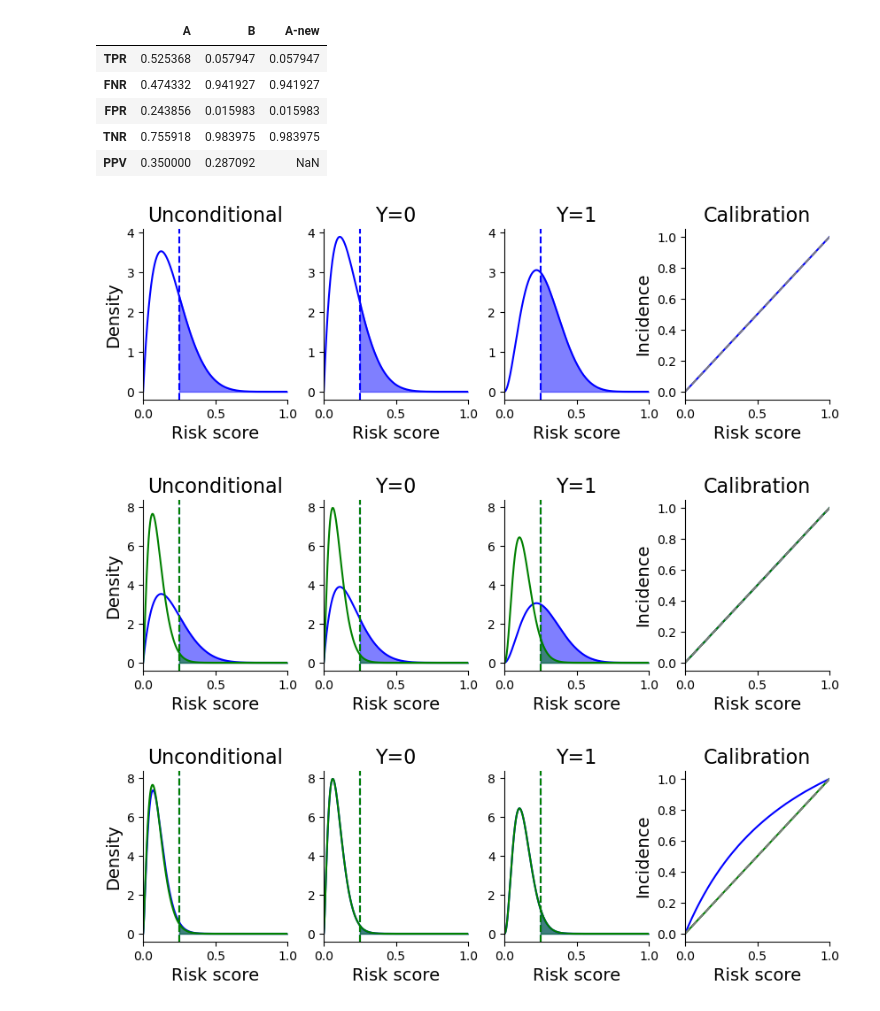
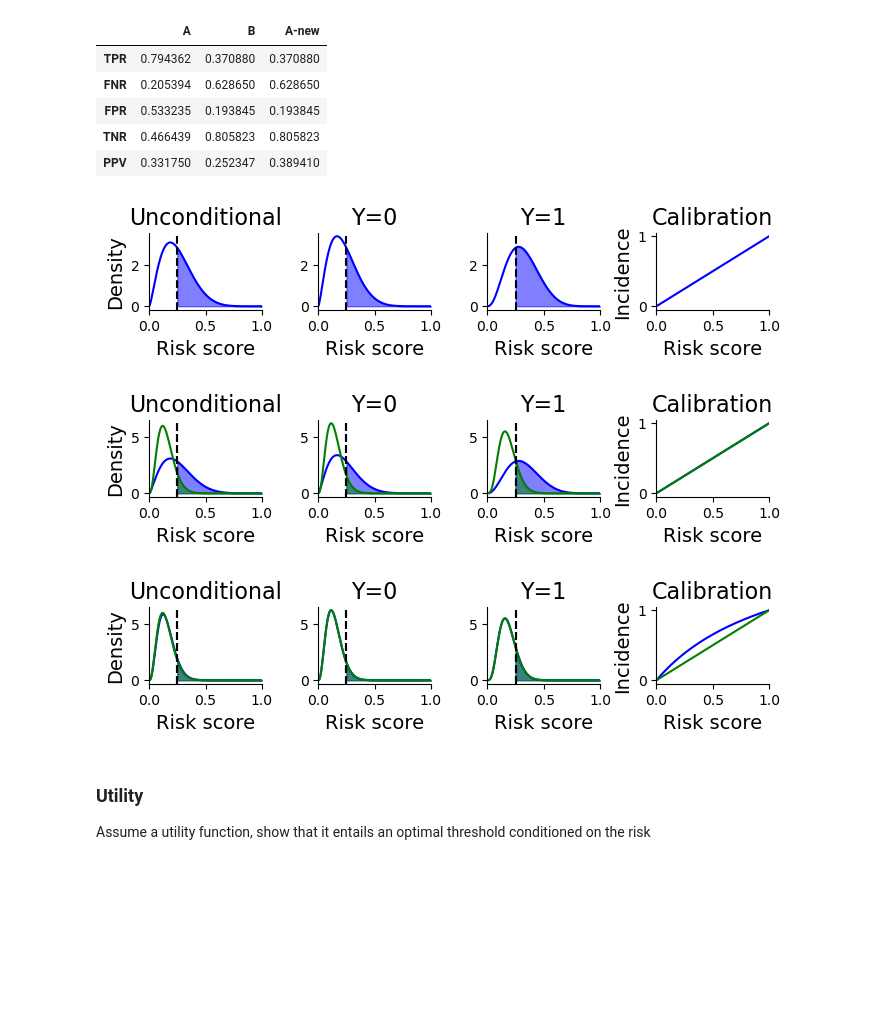
Before and after one commit to spfohl/fairness_simulation, a Jupyter notebook: risk_distribution_plots.ipynb, the cells around one changed output. Cells and saved outputs as stored; diff of their text form; code cells hidden in the pictures; blank space fills up the shorter version.

Commit message:
Initial version of utility analysis

```diff
--- a/risk_distribution_plots.ipynb
+++ b/risk_distribution_plots.ipynb
@@ -12,12 +12,12 @@ os.makedirs(figure_path, exist_ok=True)
 # %%
 parameters = {
     'A': {
-        'incidence': 0.2,
+        'incidence': 0.25,
         'beta_counts': 10,
         'color': 'b'
     },
     'B': {
-        'incidence': 0.10,
+        'incidence': 0.15,
         'beta_counts': 25,
         'color': 'g'
     }
@@ -34,6 +34,7 @@ for key, value in parameters.items():
         scipy.stats.beta.ppf(0.999, parameters[key]['alpha'], parameters[key]['beta']),
         100
     )
+
     parameters[key]['x'] = np.linspace(
         0.0001,
         0.9999,
@@ -45,8 +46,6 @@ for key, value in parameters.items():
     parameters[key]['pdf_1'] = parameters[key]['x']*parameters[key]['pdf'] / parameters[key]['incidence']
     parameters[key]['pdf_0'] = (1-parameters[key]['x'])*parameters[key]['pdf'] / (1-parameters[key]['incidence'])
     parameters[key]['calibration_curve'] = (parameters[key]['pdf_1']*parameters[key]['incidence']) / parameters[key]['pdf']
-
-    parameters[key]['calibration_curve_map'] = {key: value for key, value in zip(parameters[key]['x'], parameters[key]['calibration_curve'])}
 # %%
 # New group A-new, as a transformation of A to the conditional distributions of B
 key = 'A-new'
@@ -136,81 +135,90 @@ def get_performance_metrics(parameters, threshold):
             x=the_x[threshold_neg_mask]
         )[-1]
 
-        if 'alpha' in value.keys():
+        try:
             result[key]['PPV'] = scipy.stats.beta.expect(
                 scipy.interpolate.interp1d(value['x'], value['calibration_curve']),
                 args=(value['alpha'], value['beta']),
                 lb=threshold,
                 conditional=True
             )
+        except:
+            # Compute with numerical integration
+            result[key]['PPV'] = scipy.integrate.cumulative_trapezoid(
+                y=value['calibration_curve'][threshold_mask]*value['pdf'][threshold_mask],
+                x=the_x[threshold_mask]
+            )[-1] / scipy.integrate.cumulative_trapezoid(
+                y=value['pdf'][threshold_mask],
+                x=the_x[threshold_mask]
+            )[-1]
 
     return result
 
-threshold=0.25
+threshold=0.2
 performance_metrics = get_performance_metrics(parameters, threshold)
 pd.DataFrame(performance_metrics)
 # %% [output]
 |  | A | B | A-new |
-| TPR | 0.525368 | 0.057947 | 0.057947 |
-| FNR | 0.474332 | 0.941927 | 0.941927 |
-| FPR | 0.243856 | 0.015983 | 0.015983 |
-| TNR | 0.755918 | 0.983975 | 0.983975 |
-| PPV | 0.350000 | 0.287092 | NaN |
+| TPR | 0.794362 | 0.370880 | 0.370880 |
+| FNR | 0.205394 | 0.628650 | 0.628650 |
+| FPR | 0.533235 | 0.193845 | 0.193845 |
+| TNR | 0.466439 | 0.805823 | 0.805823 |
+| PPV | 0.331750 | 0.252347 | 0.389410 |
+# %%
+figsize=(8,1)
+wspace=0.5
 # %%
 # Plot for group A
 
 plt.close()
-fig, (ax1, ax2, ax3, ax4) = plt.subplots(1, 4, figsize=(10,2.5), sharey=False, sharex=True)
+fig, (ax1, ax2, ax3, ax4) = plt.subplots(1, 4, figsize=figsize, sharey=False, sharex=True)
 axes = [ax1, ax2, ax3, ax4]
 
 threshold = 0.25
 
 plot_distributions(parameters, plot_y='pdf', ax=ax1, title='Unconditional', groups='A', fill_min=threshold, threshold=threshold)
 plot_distributions(parameters, plot_y='pdf_0', ax=ax2, title='Y=0', groups='A', fill_min=threshold, threshold=threshold)
 plot_distributions(parameters, plot_y='pdf_1', ax=ax3, title='Y=1', groups='A', fill_min=threshold, threshold=threshold)
 
 plot_distributions(parameters,
     plot_y='calibration_curve',
     ax=ax4,
     title='Calibration',
     groups='A',
-    apply_fill=False,
-    calibration_curve=True
+    apply_fill=False
 )
 
-fig.subplots_adjust(wspace=0.25)
+fig.subplots_adjust(wspace=wspace)
 ax1.set_ylabel('Density', fontsize=14)
 
 ax4.set_ylabel('Incidence', fontsize=14)
 for ax in axes:
     ax.set_xlabel('Risk score', fontsize=14)
 
 ax1.sharey(ax2)
 ax3.sharey(ax2)
 
 sns.despine()
 plt.show()
 fig.savefig(os.path.join(figure_path, 'one_group_distributions.png'), dpi=300, bbox_inches="tight")
 # %% [output]
-[figure, old version]
+[figure, new version]
 # %%
 # Plot A and B
 
 plt.close()
-fig, (ax1, ax2, ax3, ax4) = plt.subplots(1, 4, figsize=(10,2.5), sharey=False, sharex=True)
+fig, (ax1, ax2, ax3, ax4) = plt.subplots(1, 4, figsize=figsize, sharey=False, sharex=True)
 axes = [ax1, ax2, ax3, ax4]
 
-threshold = 0.25
 
 plot_distributions(parameters, plot_y='pdf', ax=ax1, groups = ['A', 'B'], title='Unconditional', fill_min=threshold, threshold=threshold)
 plot_distributions(parameters, plot_y='pdf_0', ax=ax2, groups = ['A', 'B'], title='Y=0', fill_min=threshold, threshold=threshold)
 plot_distributions(parameters, plot_y='pdf_1', ax=ax3, groups = ['A', 'B'], title='Y=1', fill_min=threshold, threshold=threshold)
 
 plot_distributions(parameters, plot_y='calibration_curve', ax=ax4, title='Calibration', apply_fill=False,
-                   groups=['A', 'B'],
-                   calibration_curve=True)
+                   groups=['A', 'B'])
 
-fig.subplots_adjust(wspace=0.25)
+fig.subplots_adjust(wspace=wspace)
 ax1.set_ylabel('Density', fontsize=14)
 
 ax4.set_ylabel('Incidence', fontsize=14)
@@ -224,25 +232,23 @@ sns.despine()
 plt.show()
 fig.savefig(os.path.join(figure_path, 'two_group_distributions.png'), dpi=300, bbox_inches="tight")
 # %% [output]
-[figure, old version]
+[figure, new version]
 # %%
 # Plot A-new and B
 
 plt.close()
-fig, (ax1, ax2, ax3, ax4) = plt.subplots(1, 4, figsize=(10,2.5), sharey=False, sharex=True)
+fig, (ax1, ax2, ax3, ax4) = plt.subplots(1, 4, figsize=figsize, sharey=False, sharex=True)
 axes = [ax1, ax2, ax3, ax4]
 
-threshold = 0.25
 
 plot_distributions(parameters, plot_y='pdf', ax=ax1, groups = ['A-new', 'B'], title='Unconditional', fill_min=threshold, threshold=threshold)
 plot_distributions(parameters, plot_y='pdf_0', ax=ax2, groups = ['A-new', 'B'], title='Y=0', fill_min=threshold, threshold=threshold)
 plot_distributions(parameters, plot_y='pdf_1', ax=ax3, groups = ['A-new', 'B'], title='Y=1', fill_min=threshold, threshold=threshold)
 
 plot_distributions(parameters, plot_y='calibration_curve', ax=ax4, title='Calibration', apply_fill=False,
-                   groups=['A-new', 'B'],
-                   calibration_curve=True)
+                   groups=['A-new', 'B'])
 
-fig.subplots_adjust(wspace=0.25)
+fig.subplots_adjust(wspace=wspace)
 ax1.set_ylabel('Density', fontsize=14)
 
 ax4.set_ylabel('Incidence', fontsize=14)
@@ -256,4 +262,7 @@ sns.despine()
 plt.show()
 fig.savefig(os.path.join(figure_path, 'two_group_distributions_miscalibrated.png'), dpi=300, bbox_inches="tight")
 # %% [output]
-[figure, old version]
+[figure, new version]
+# %% [markdown]
+### Utility
+Assume a utility function, show that it entails an optimal threshold conditioned on the risk
```
Also changed, not shown: parts of 2 cells of this notebook, 4 other files.
